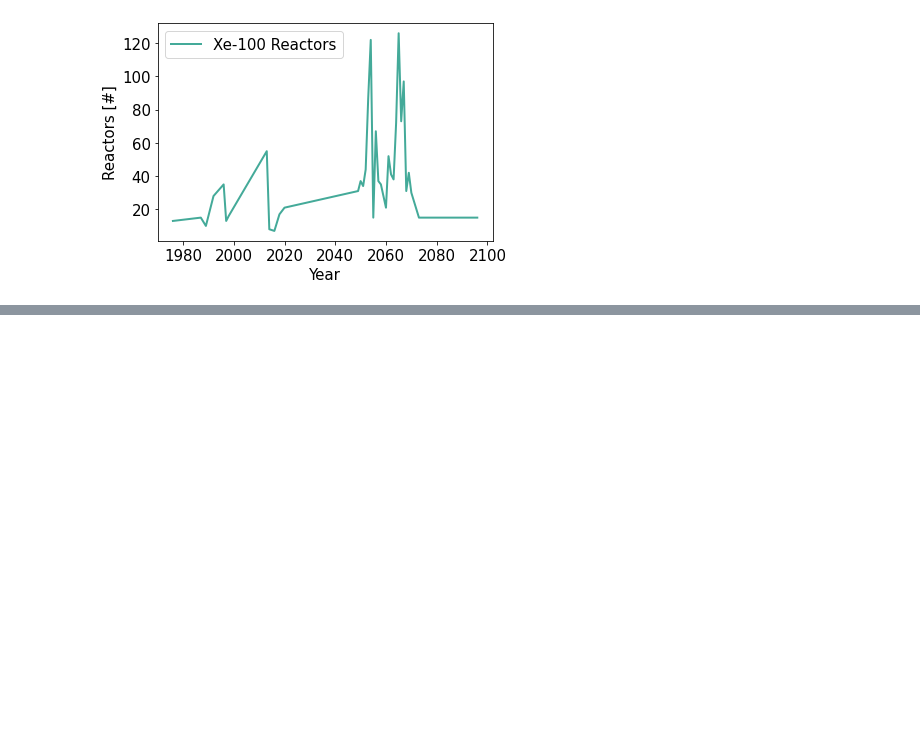
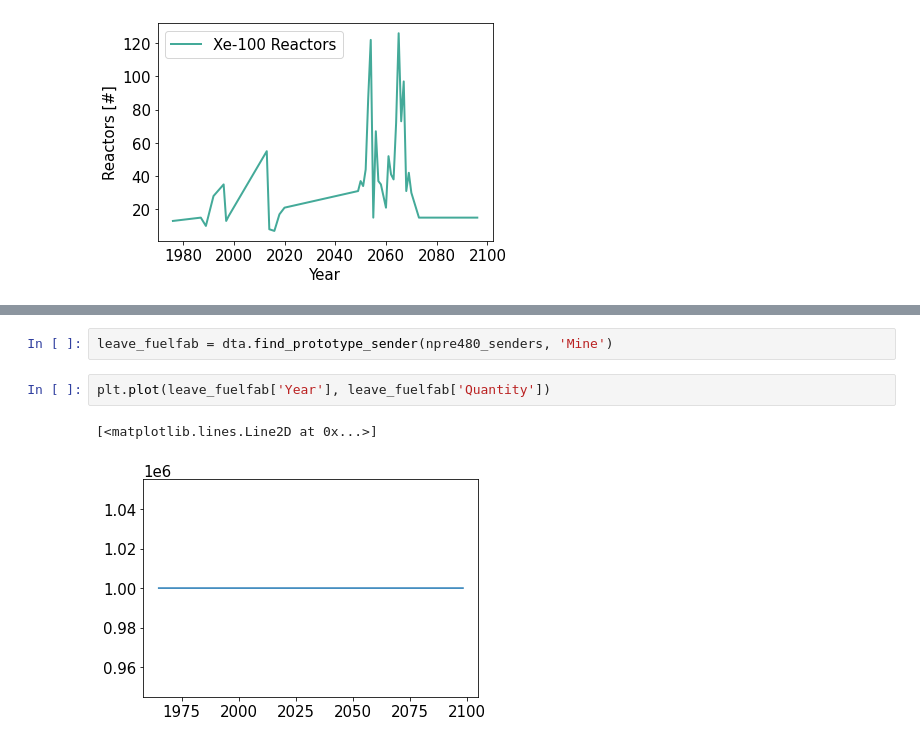
Before and after one commit to nsryan2/transition-scenarios, a Jupyter notebook: input/npre480/rud_triso_analysis.ipynb, the cells around one changed output, grey strips where cells are left out. Drawn from its saved outputs; the diff is of its cells as text; blank space fills up the shorter version.

```diff
--- a/input/npre480/rud_triso_analysis.ipynb
+++ b/input/npre480/rud_triso_analysis.ipynb
@@ -377,0 +442,7 @@ plt.savefig('num_xe100s_deployed.pdf', bbox_inches='tight')
+# %%
+leave_fuelfab = dta.find_prototype_sender(npre480_senders, 'Mine')
+# %%
+plt.plot(leave_fuelfab['Year'], leave_fuelfab['Quantity'])
+# %% [output]
+[<matplotlib.lines.Line2D at 0x...>]
+[figure, added]
```
Also changed, not shown: parts of 14 cells of this notebook, 7 other files.
